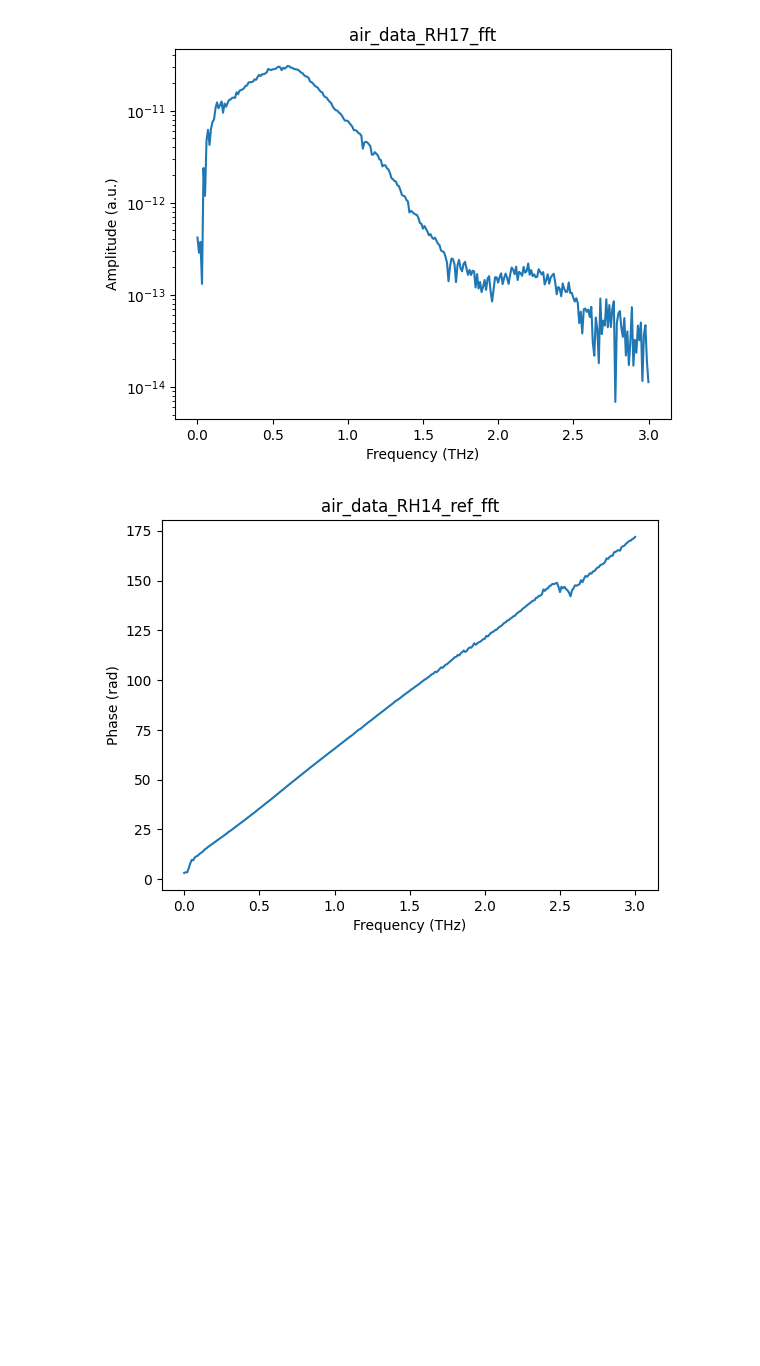
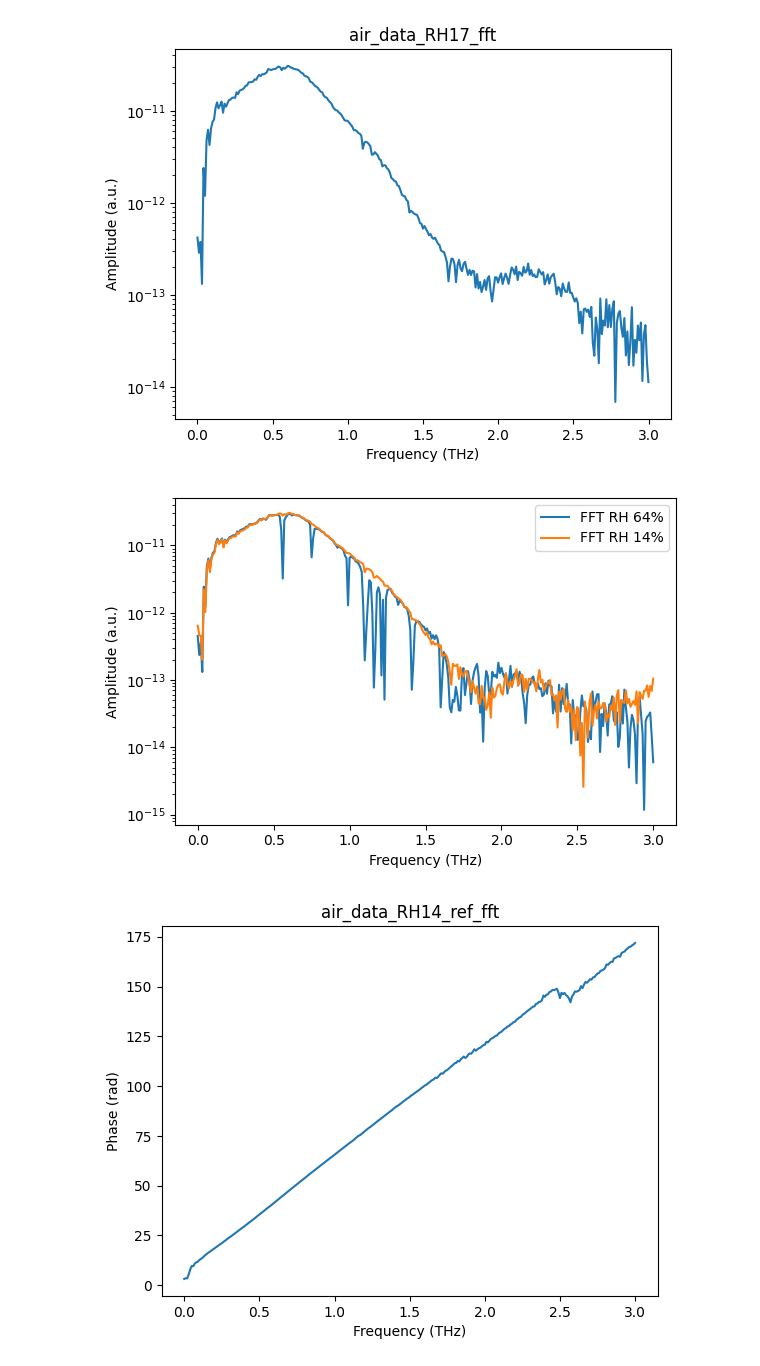
Before and after one commit to estradiote-mau/terahertz-codes2, a Jupyter notebook: water-absorption.ipynb, the cells around one changed output. Cells and saved outputs as stored; diff of their text form; code cells hidden in the pictures; blank space fills up the shorter version.

```diff
--- a/water-absorption.ipynb
+++ b/water-absorption.ipynb
@@ -163,6 +168,19 @@ for df_name, df in dic_of_all_dataframes_fft.items():
 [figure]
 [figure]
 [figure]
+# %%
+df_fft_64 = dic_of_all_dataframes_fft['air_data_RH64_fft']
+df_fft_14 = dic_of_all_dataframes_fft['air_data_RH14_ref_fft']
+
+fig,ax = plt.subplots(figsize=(6,4), tight_layout=True)
+ax.semilogy(freqs[:max_freq_id]*1e-12, 2/N * np.abs(df_fft_64[:N//2])[:max_freq_id])
+ax.semilogy(freqs[0:max_freq_id]*1e-12, 2/N * np.abs(df_fft_14[:N//2][:max_freq_id]))
+ax.set_xlabel('Frequency (THz)')
+ax.set_ylabel('Amplitude (a.u.)')
+ax.legend(['FFT RH 64%', 'FFT RH 14%'])
+plt.show()
+# %% [output]
+[figure, added]
 # %%
 for df_name, df in dic_of_all_dataframes_fft.items():
     y = np.unwrap(np.angle(df[:N//2]))
```
Also changed, not shown: parts of 16 cells of this notebook, 1 other file.
